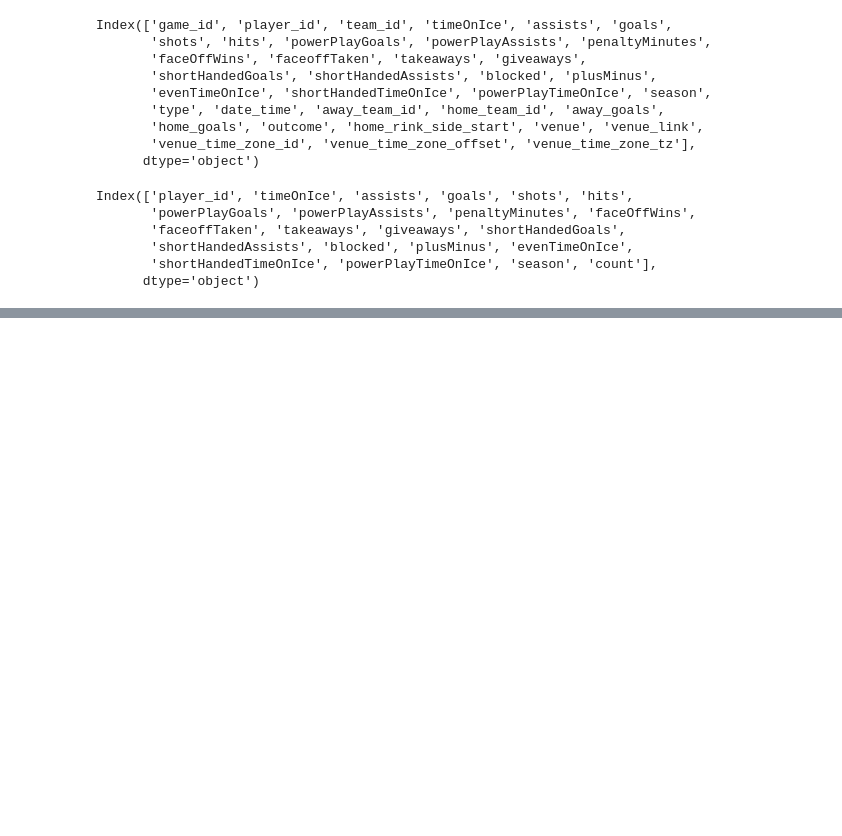
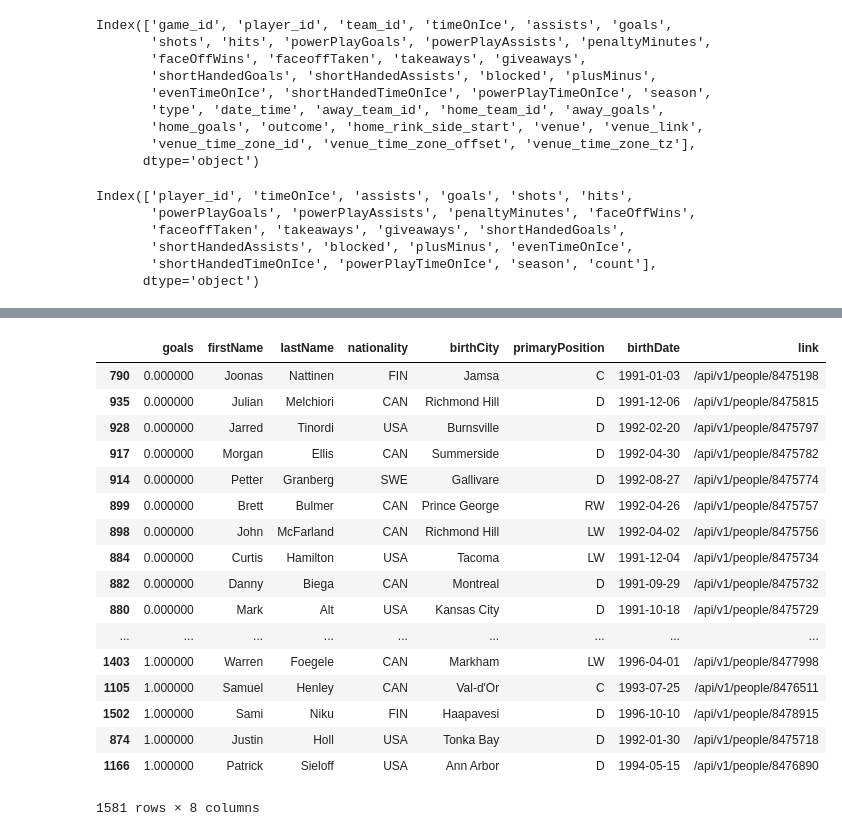
Before and after one commit to lapalap/NHL_Visualization, a Jupyter notebook: Py_data_cooking.ipynb, the cells around one changed output, grey strips where cells are left out. Cells and saved outputs as stored; diff of their text form; code cells hidden in the pictures; blank space fills up the shorter version.

```diff
--- a/Py_data_cooking.ipynb
+++ b/Py_data_cooking.ipynb
@@ -86,0 +87,23 @@ grouped.agg({'timeOnIce' : 'mean',
+# %%
+Player_stat_detailed[['goals','firstName',
+       'lastName', 'nationality', 'birthCity', 'primaryPosition', 'birthDate',
+       'link']].sort_values(by=['goals'])
+# %% [output]
+|  | goals | firstName | lastName | nationality | birthCity | primaryPosition | birthDate | link |
+| 790 | 0.000000 | Joonas | Nattinen | FIN | Jamsa | C | 1991-01-03 | /api/v1/people/8475198 |
+| 935 | 0.000000 | Julian | Melchiori | CAN | Richmond Hill | D | 1991-12-06 | /api/v1/people/8475815 |
+| 928 | 0.000000 | Jarred | Tinordi | USA | Burnsville | D | 1992-02-20 | /api/v1/people/8475797 |
+| 917 | 0.000000 | Morgan | Ellis | CAN | Summerside | D | 1992-04-30 | /api/v1/people/8475782 |
+| 914 | 0.000000 | Petter | Granberg | SWE | Gallivare | D | 1992-08-27 | /api/v1/people/8475774 |
+| 899 | 0.000000 | Brett | Bulmer | CAN | Prince George | RW | 1992-04-26 | /api/v1/people/8475757 |
+| 898 | 0.000000 | John | McFarland | CAN | Richmond Hill | LW | 1992-04-02 | /api/v1/people/8475756 |
+| 884 | 0.000000 | Curtis | Hamilton | USA | Tacoma | LW | 1991-12-04 | /api/v1/people/8475734 |
+| 882 | 0.000000 | Danny | Biega | CAN | Montreal | D | 1991-09-29 | /api/v1/people/8475732 |
+| 880 | 0.000000 | Mark | Alt | USA | Kansas City | D | 1991-10-18 | /api/v1/people/8475729 |
+| ... | ... | ... | ... | ... | ... | ... | ... | ... |
+| 1403 | 1.000000 | Warren | Foegele | CAN | Markham | LW | 1996-04-01 | /api/v1/people/8477998 |
+| 1105 | 1.000000 | Samuel | Henley | CAN | Val-d'Or | C | 1993-07-25 | /api/v1/people/8476511 |
+| 1502 | 1.000000 | Sami | Niku | FIN | Haapavesi | D | 1996-10-10 | /api/v1/people/8478915 |
+| 874 | 1.000000 | Justin | Holl | USA | Tonka Bay | D | 1992-01-30 | /api/v1/people/8475718 |
+| 1166 | 1.000000 | Patrick | Sieloff | USA | Ann Arbor | D | 1994-05-15 | /api/v1/people/8476890 |
+1581 rows × 8 columns
```
Also changed, not shown: parts of 4 cells of this notebook.
